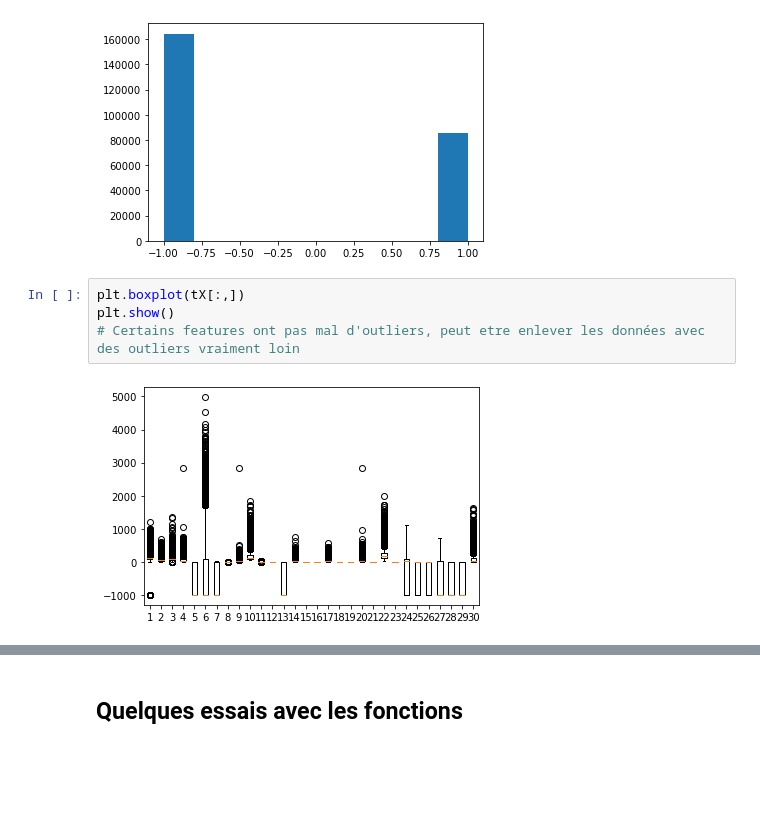
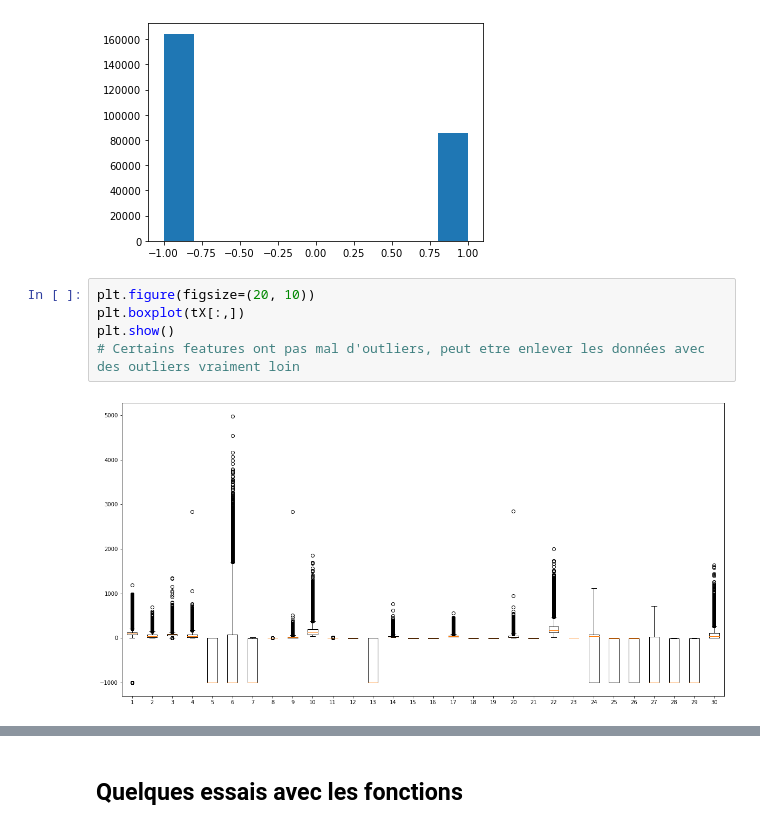
Before and after one commit to CS-433/ml-project-1-jlg, a Jupyter notebook: scripts/Essai_Garance.ipynb, the cells around one changed output, grey strips where cells are left out. Drawn from its saved outputs; the diff is of its cells as text; blank space fills up the shorter version.

```diff
--- a/scripts/Essai_Garance.ipynb
+++ b/scripts/Essai_Garance.ipynb
@@ -30,8 +34,9 @@ plt.show()
 # %% [output]
 [figure]
 # %%
+plt.figure(figsize=(20, 10))
 plt.boxplot(tX[:,])
 plt.show()
 # Certains features ont pas mal d'outliers, peut etre enlever les données avec des outliers vraiment loin
 # %% [output]
-[figure, old version]
+[figure, new version]
```
Also changed, not shown: parts of 11 cells of this notebook.
